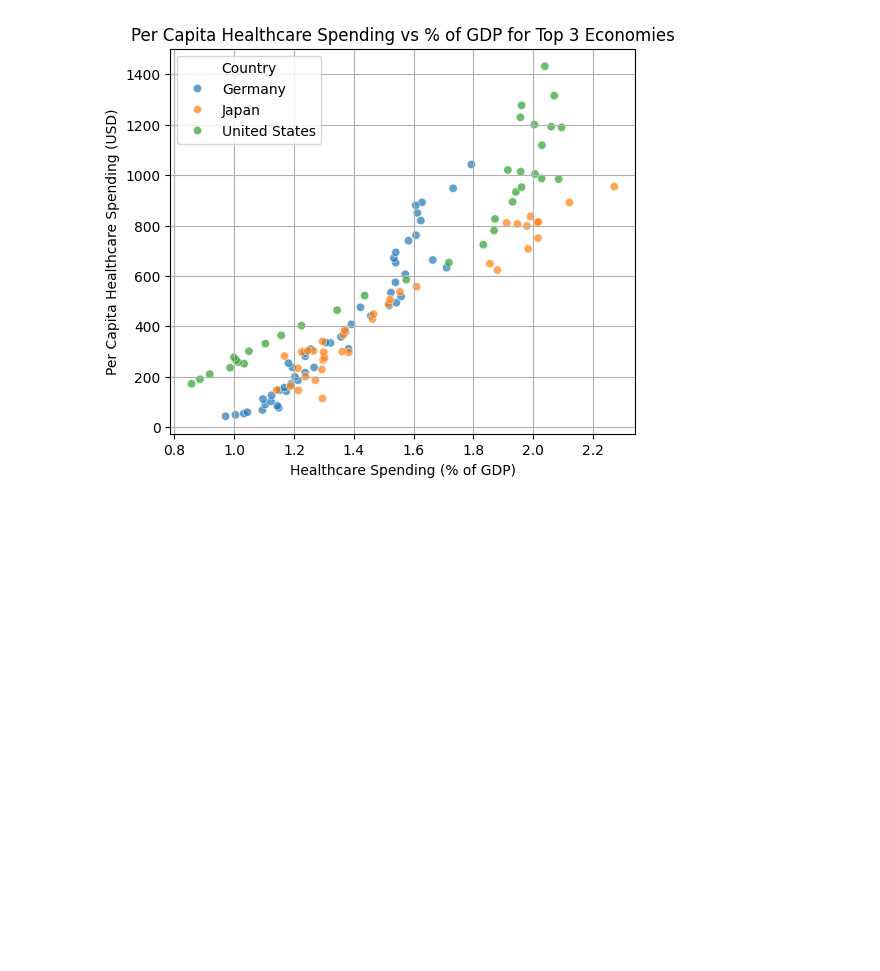
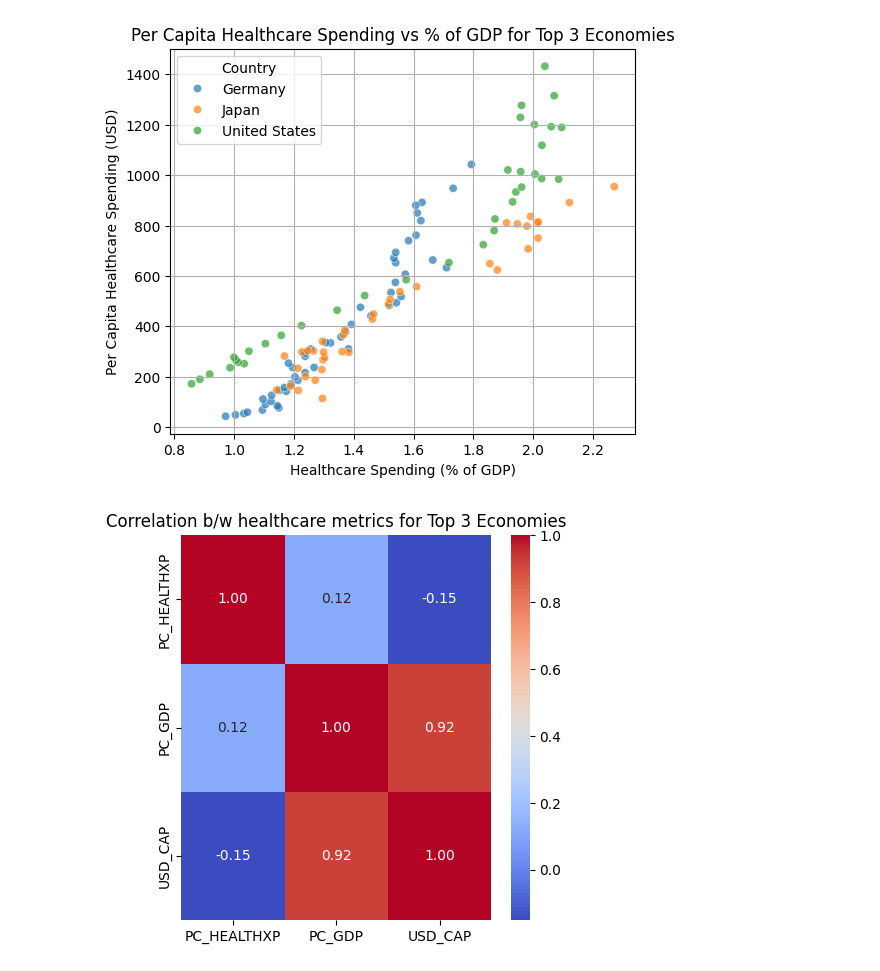
Before and after one commit to Sharvani-123/Pharmaceutical-Drug-Spendings_Analysis, a Jupyter notebook: analysis.ipynb, the cells around one changed output. Cells and saved outputs as stored; diff of their text form; code cells hidden in the pictures; blank space fills up the shorter version.

Commit message:
Heatmap for top 3 economies

```diff
--- a/analysis.ipynb
+++ b/analysis.ipynb
@@ -197,3 +200,12 @@ plt.legend(title='Country')
 # %% [output]
 <matplotlib.legend.Legend at 0x...>
 [figure]
+# %%
+# Correlation heatmap for top 3 economies
+corr_top3 = top_3_economies_data[['PC_HEALTHXP','PC_GDP','USD_CAP']].corr()
+plt.figure(figsize=(5,5))
+sns.heatmap(corr_top3, annot=True, cmap='coolwarm', fmt='.2f')
+plt.title('Correlation b/w healthcare metrics for Top 3 Economies')
+plt.show()
+# %% [output]
+[figure, added]
```
Also changed, not shown: parts of 1 cell of this notebook.
